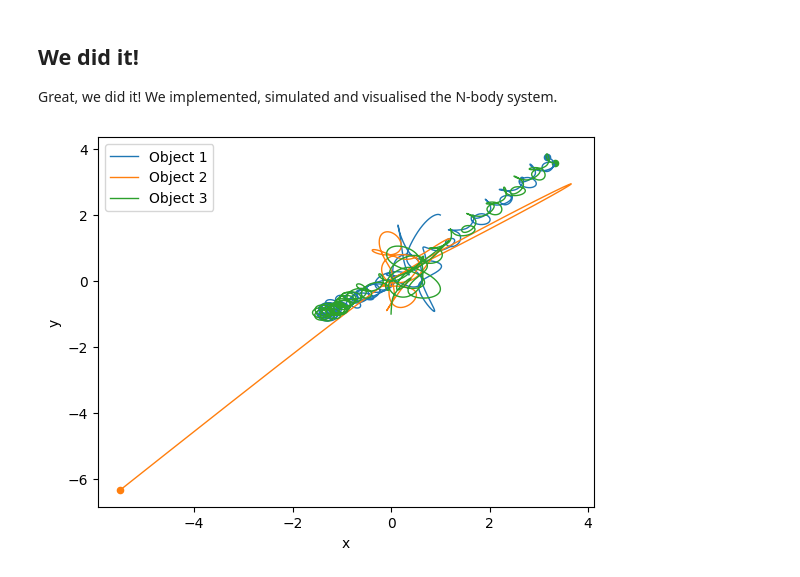
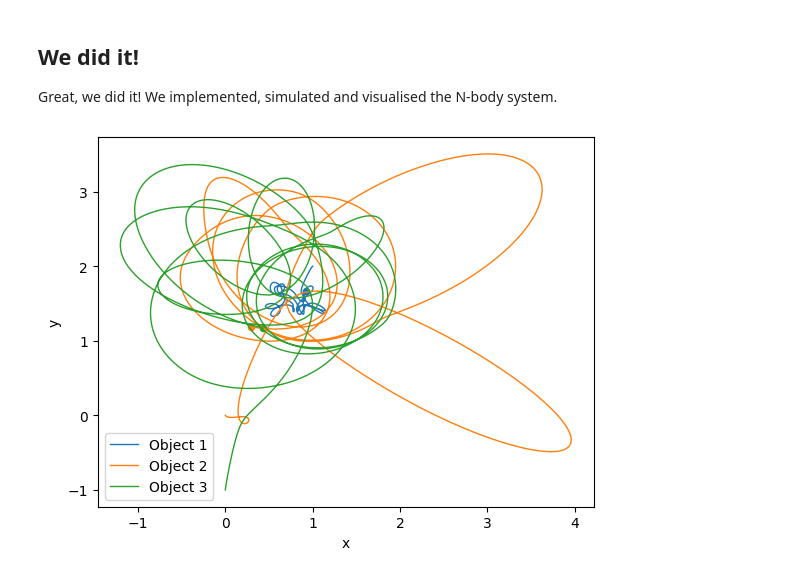
Before and after one commit to ImperialCollegeLondon/ReCoDE-Hamiltonian-Systems-Jax, a Jupyter notebook: docs/05-N-body-example.ipynb, the cells around one changed output. Drawn from its saved outputs; the diff is of its cells as text; code cells hidden in the pictures.

```diff
--- a/docs/05-N-body-example.ipynb
+++ b/docs/05-N-body-example.ipynb
@@ -83,18 +83,18 @@ Great, we did it! We implemented, simulated and visualised the N-body system.
 # %%
 import jax.numpy as jnp
 import matplotlib.pyplot as plt
 
 from hdynamics.dynamics.nbody import Nbody
 
 nbody = Nbody(dim=2, n_bodies=3, masses=jnp.array([10.0, 1.0, 1.0]))
 
 
 initial_conditions = jnp.array([1, 2, 0, 0, 0, -1, -0.1, 0.1, 0.1, -0.2, 0, 0.1])
 
-trajectory, t_span = nbody.generate_trajectory(initial_conditions, 0.01, 5000)
+trajectory, t_span = nbody.generate_trajectory(initial_conditions, 0.01, 2000)
 
 fig, ax = plt.subplots(1, 1)
 
 nbody.plot_trajectory(trajectory, t_span, ax)
 # %% [output]
-[figure, old version]
+[figure, new version]
```
Also changed, not shown: 1 other file.
